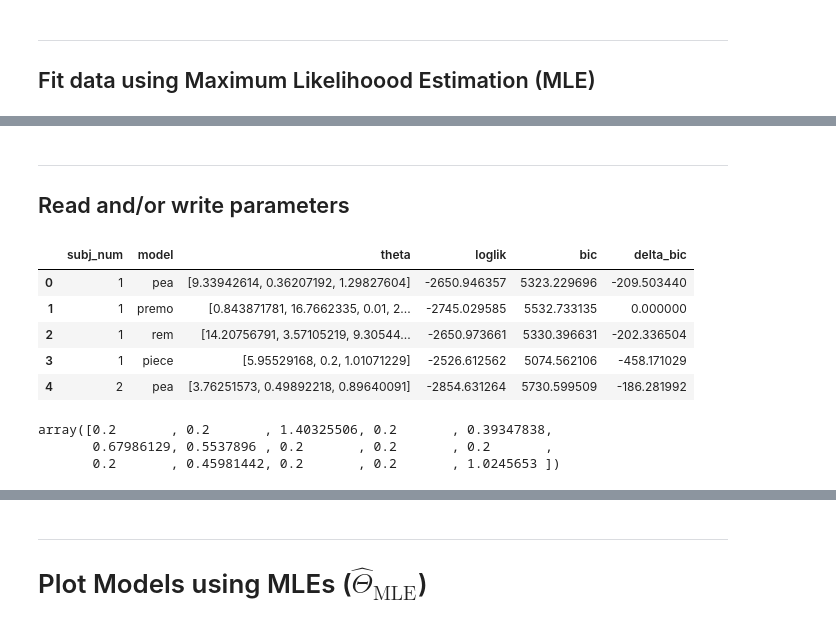
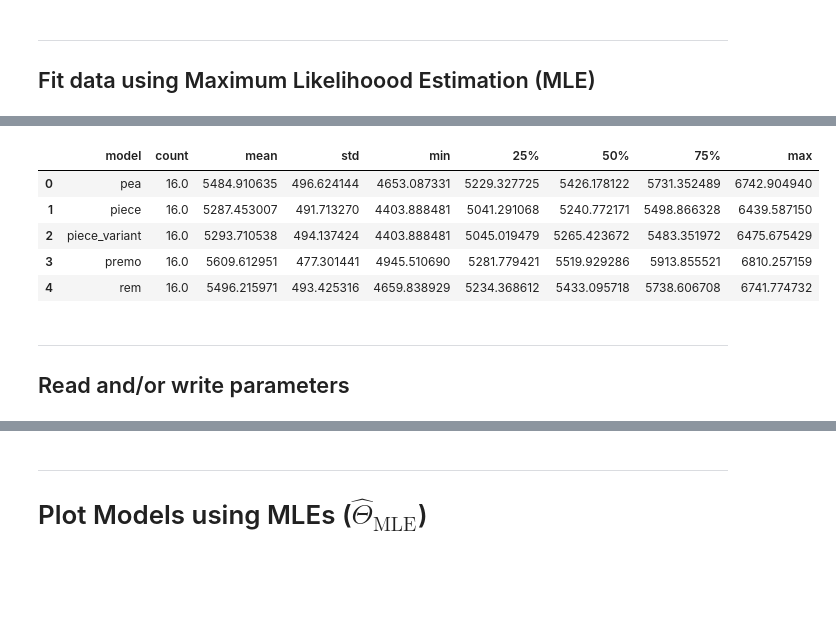
Before and after one commit to ccmlab-ubc/ige-ege, a Jupyter notebook: experiment-1/scripts/model-fitting.ipynb, the cells around one changed output, grey strips where cells are left out. Saved outputs shown, nothing was run; the diff lists cells and outputs as text; code cells hidden in the pictures; blank space fills up the shorter version.

Commit message:
add piece variant mles

```diff
--- a/experiment-1/scripts/model-fitting.ipynb
+++ b/experiment-1/scripts/model-fitting.ipynb
@@ -126,7 +126,7 @@ for i in range(len(np.unique(df["SN"]))):
 
     # Fit models: use different random initializations
     # for k in range(10):
-    for k in range(4):
+    for k in range(3):
         # PEA model params: sigma_comb, B, bias
         bounds = ((0.01, 25), (0, 1), (-5, 5))
         tmp_pea = scipy.optimize.minimize(
@@ -260,0 +269,9 @@ Wall time: 4h 50min 53s
+# %%
+fits.groupby("model")["bic"].describe().reset_index()
+# %% [output]
+|  | model | count | mean | std | min | 25% | 50% | 75% | max |
+| 0 | pea | 16.0 | 5484.910635 | 496.624144 | 4653.087331 | 5229.327725 | 5426.178122 | 5731.352489 | 6742.904940 |
+| 1 | piece | 16.0 | 5287.453007 | 491.713270 | 4403.888481 | 5041.291068 | 5240.772171 | 5498.866328 | 6439.587150 |
+| 2 | piece_variant | 16.0 | 5293.710538 | 494.137424 | 4403.888481 | 5045.019479 | 5265.423672 | 5483.351972 | 6475.675429 |
+| 3 | premo | 16.0 | 5609.612951 | 477.301441 | 4945.510690 | 5281.779421 | 5519.929286 | 5913.855521 | 6810.257159 |
+| 4 | rem | 16.0 | 5496.215971 | 493.425316 | 4659.838929 | 5234.368612 | 5433.095718 | 5738.606708 | 6741.774732 |
@@ -281,13 +300,6 @@ if read_data:
     # fits = pd.read_csv("../results/params_mle_reducedmodels.csv", converters={"theta":converter})
     fits = pd.read_csv("../results/params_mle_higher_sigmau.csv", converters={"theta":converter})
 fits.head()
-# %% [output]
-|  | subj_num | model | theta | loglik | bic | delta_bic |
-| 0 | 1 | pea | [9.33942614, 0.36207192, 1.29827604] | -2650.946357 | 5323.229696 | -209.503440 |
-| 1 | 1 | premo | [0.843871781, 16.7662335, 0.01, 2... | -2745.029585 | 5532.733135 | 0.000000 |
-| 2 | 1 | rem | [14.20756791, 3.57105219, 9.30544... | -2650.973661 | 5330.396631 | -202.336504 |
-| 3 | 1 | piece | [5.95529168, 0.2, 1.01071229] | -2526.612562 | 5074.562106 | -458.171029 |
-| 4 | 2 | pea | [3.76251573, 0.49892218, 0.89640091] | -2854.631264 | 5730.599509 | -186.281992 |
 # %%
 # Plot MLEs for PIECE params
 sigma_u = np.zeros(16)
@@ -303,10 +315,6 @@ idx_outlier = sigma_comb.argmax() # Crazy value of 25
 sigma_u = np.delete(sigma_u, idx_outlier)
 sigma_comb = np.delete(sigma_comb, idx_outlier)
 sigma_comb
-# %% [output]
-array([0.2       , 0.2       , 1.40325506, 0.2       , 0.39347838,
-       0.67986129, 0.5537896 , 0.2       , 0.2       , 0.2       ,
-       0.2       , 0.45981442, 0.2       , 0.2       , 1.0245653 ])
 # %%
 plt.rc("axes.spines", top=False, right=False)
 
```
Also changed, not shown: parts of 7 cells of this notebook, 1 other file.
